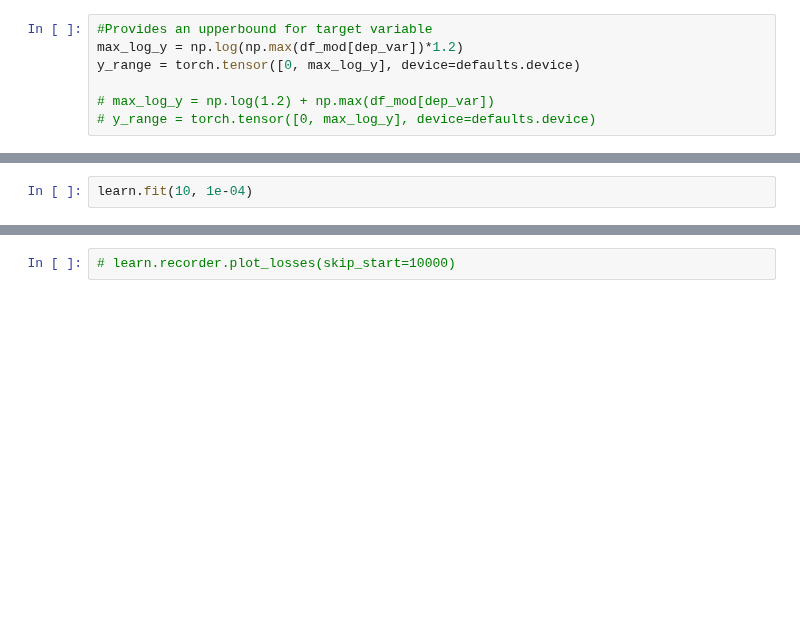
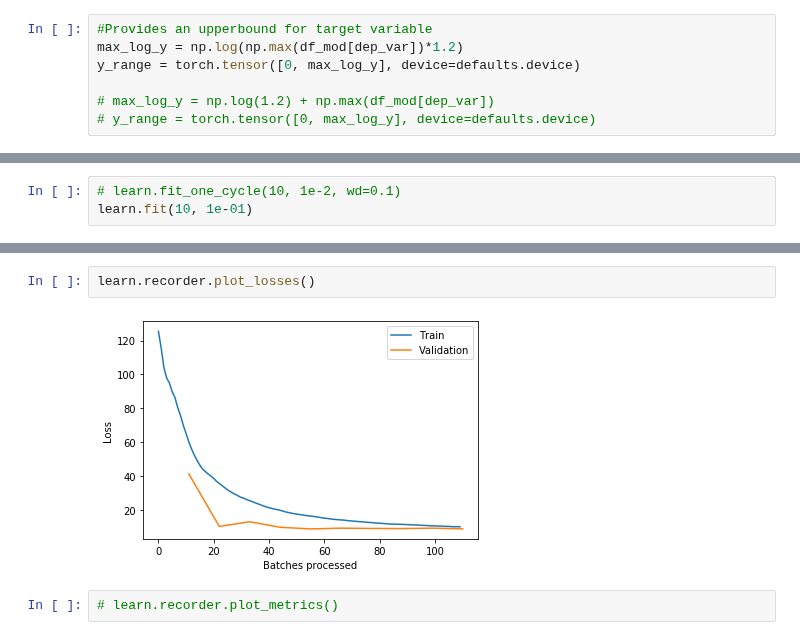
Before and after one commit to OmdenaAI/wfpdisrel, a Jupyter notebook: #task3-model/model-b-c-nn/model-b-nn-pytorch/fastai_tabular_model_wfp.ipynb, the cells around one changed output, grey strips where cells are left out. Cells and saved outputs as stored; diff of their text form; blank space fills up the shorter version.

```diff
--- a/#task3-model/model-b-c-nn/model-b-nn-pytorch/fastai_tabular_model_wfp.ipynb
+++ b/#task3-model/model-b-c-nn/model-b-nn-pytorch/fastai_tabular_model_wfp.ipynb
@@ -197,2 +206,0 @@ LR Finder is complete, type {learner_name}.recorder.plot() to see the graph.
-# %%
-learn.fit(10, 1e-04)
@@ -212,0 +207,3 @@ learn.save('1')
+# %%
+# learn.fit_one_cycle(10, 1e-2, wd=0.1)
+learn.fit(10, 1e-01)
@@ -213,2 +222,6 @@ learn.save('1')
+# %%
+learn.recorder.plot_losses()
+# %% [output]
+[figure, added]
 # %%
-# learn.recorder.plot_losses(skip_start=10000)
+# learn.recorder.plot_metrics()
```
Also changed, not shown: parts of 26 cells of this notebook.
